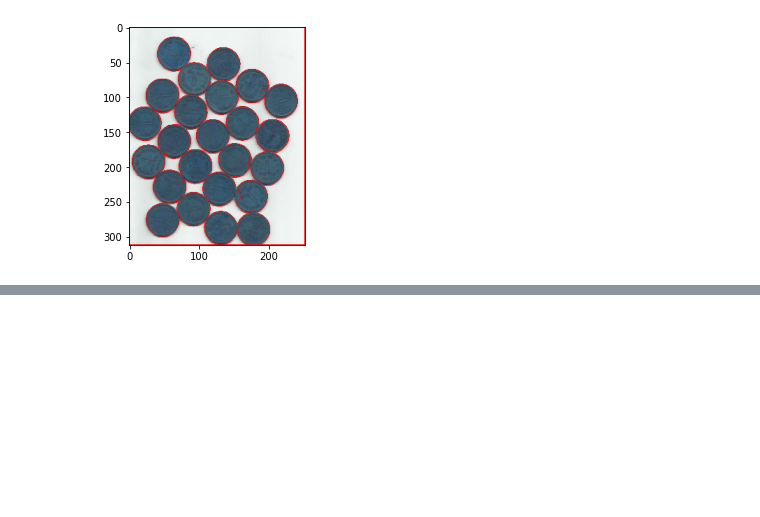
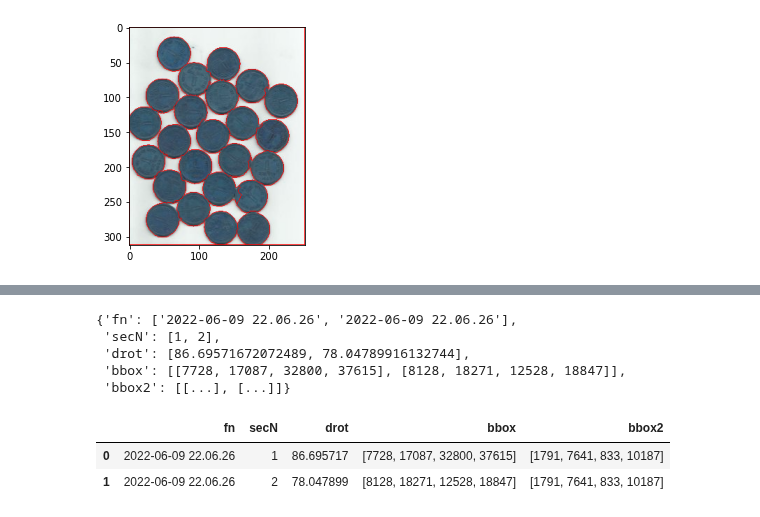
Before and after one commit to Wirtz-Lab/wsi_analysis, a Jupyter notebook: kyu/temp.ipynb, the cells around one changed output, grey strips where cells are left out. Drawn from its saved outputs; the diff is of its cells as text; code cells hidden in the pictures; blank space fills up the shorter version.

```diff
--- a/kyu/temp.ipynb
+++ b/kyu/temp.ipynb
@@ -87,0 +259,19 @@ plt.imshow(img)
+# %%
+{'fn':fns,'secN':secNs,'drot':drots,'bbox':bboxs,'bbox2':bbox2s}
+# %% [output]
+{'fn': ['2022-06-09 22.06.26', '2022-06-09 22.06.26'],
+ 'secN': [1, 2],
+ 'drot': [86.69571672072489, 78.04789916132744],
+ 'bbox': [[7728, 17087, 32800, 37615], [8128, 18271, 12528, 18847]],
+ 'bbox2': [[...], [...]]}
+# %%
+bbox2s=[]
+bbox2s.append(bbox2)
+bbox2s.append(bbox2)
+# %%
+rotationLUT = pd.DataFrame({'fn':fns,'secN':secNs,'drot':drots,'bbox':bboxs,'bbox2':bbox2s})
+rotationLUT
+# %% [output]
+|  | fn | secN | drot | bbox | bbox2 |
+| 0 | 2022-06-09 22.06.26 | 1 | 86.695717 | [7728, 17087, 32800, 37615] | [1791, 7641, 833, 10187] |
+| 1 | 2022-06-09 22.06.26 | 2 | 78.047899 | [8128, 18271, 12528, 18847] | [1791, 7641, 833, 10187] |
```
Also changed, not shown: parts of 2 cells of this notebook, 5 other files.
